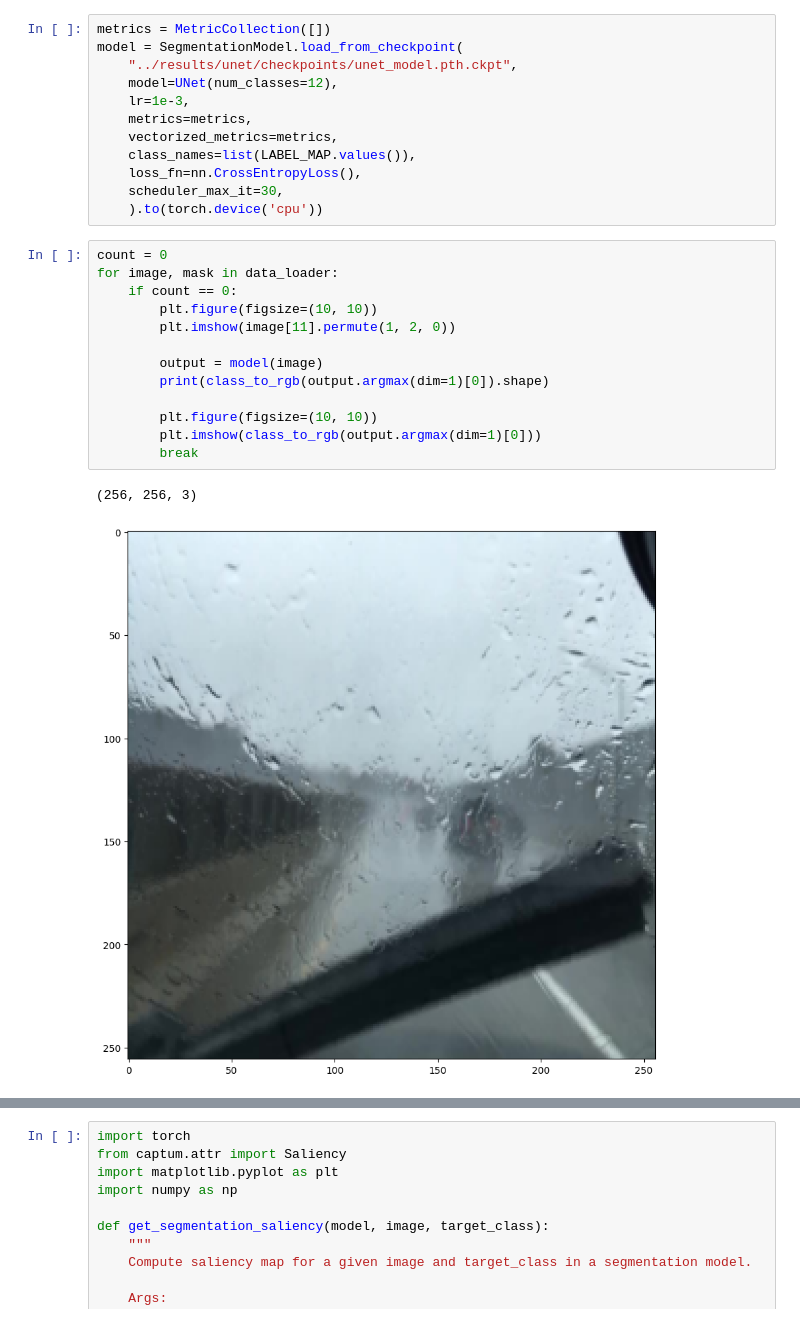
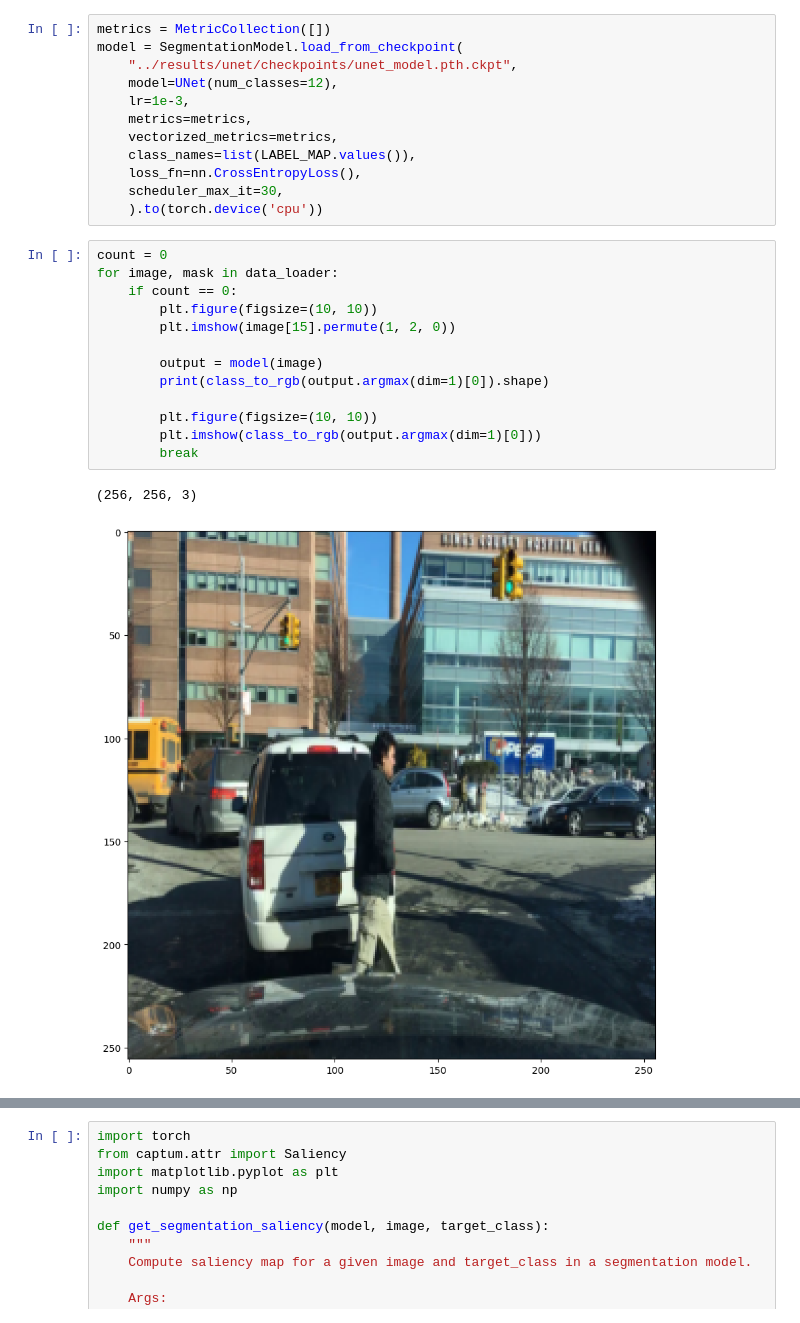
Before and after one commit to EnriqueVilchezL/mamba_road_scene_segmentation, a Jupyter notebook: src/explainability.ipynb, the cells around one changed output, grey strips where cells are left out. Drawn from its saved outputs; the diff is of its cells as text.

```diff
--- a/src/explainability.ipynb
+++ b/src/explainability.ipynb
@@ -29,19 +29,19 @@ model = SegmentationModel.load_from_checkpoint(
 # %%
 count = 0
 for image, mask in data_loader:
     if count == 0:
         plt.figure(figsize=(10, 10))
-        plt.imshow(image[11].permute(1, 2, 0))
+        plt.imshow(image[15].permute(1, 2, 0))
 
         output = model(image)
         print(class_to_rgb(output.argmax(dim=1)[0]).shape)
 
         plt.figure(figsize=(10, 10))
         plt.imshow(class_to_rgb(output.argmax(dim=1)[0]))
         break
 # %% [output]
 (256, 256, 3)
-[figure, old version]
+[figure, new version]
 [figure]
 # %%
 import torch
```
Also changed, not shown: parts of 1 cell of this notebook, 2 other files.
